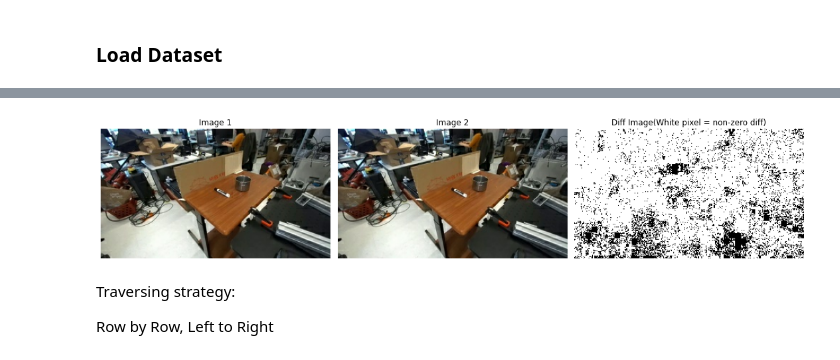
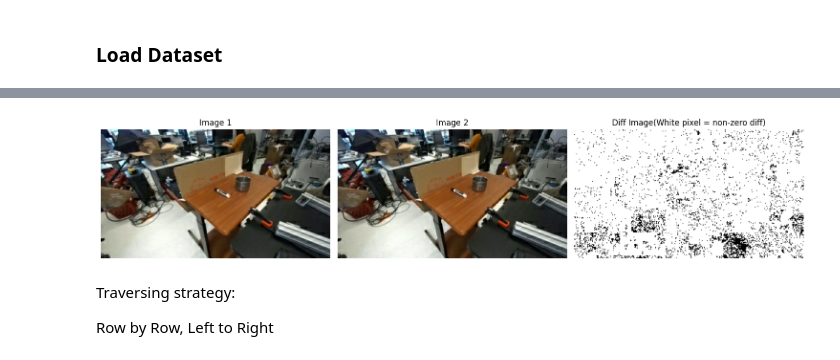
Before and after one commit to suman1209/robotics_dataset_compression, a Jupyter notebook: research/diff_encoding.ipynb, the cells around one changed output, grey strips where cells are left out. Drawn from its saved outputs; the diff is of its cells as text; code cells hidden in the pictures.

```diff
--- a/research/diff_encoding.ipynb
+++ b/research/diff_encoding.ipynb
@@ -18,29 +18,29 @@ print(len_)
 # %%
-image1 = original_dataset[2]
-image2 = original_dataset[3]
+image1 = original_dataset[0]
+image2 = original_dataset[1]
 
 non_zero_diff_count, image3 = plot_delta(image2 - image1)
 # Create a figure to hold the subplots
 fig, axes = plt.subplots(1, 3, figsize=(15, 5))
 
 # Plot each image
 axes[0].imshow(image1)
 axes[0].set_title('Image 1')
 axes[0].axis('off')  # Turn off axis labels
 
 axes[1].imshow(image2)
 axes[1].set_title('Image 2')
 axes[1].axis('off')
 
 axes[2].imshow(image3, cmap="gray")
 axes[2].set_title('Diff Image(White pixel = non-zero diff)')
 axes[2].axis('off')
 
 # Show the plot
 plt.tight_layout()
 plt.show()
 # %% [output]
-[figure, old version]
+[figure, new version]
 # %% [markdown]
 Traversing strategy:
 
```
Also changed, not shown: parts of 14 cells of this notebook.
